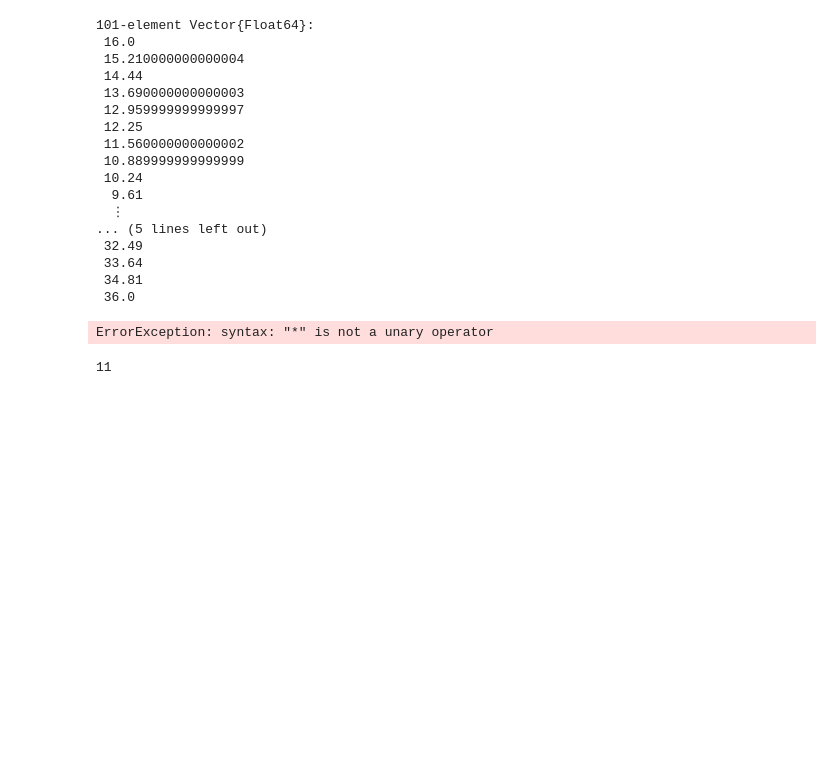
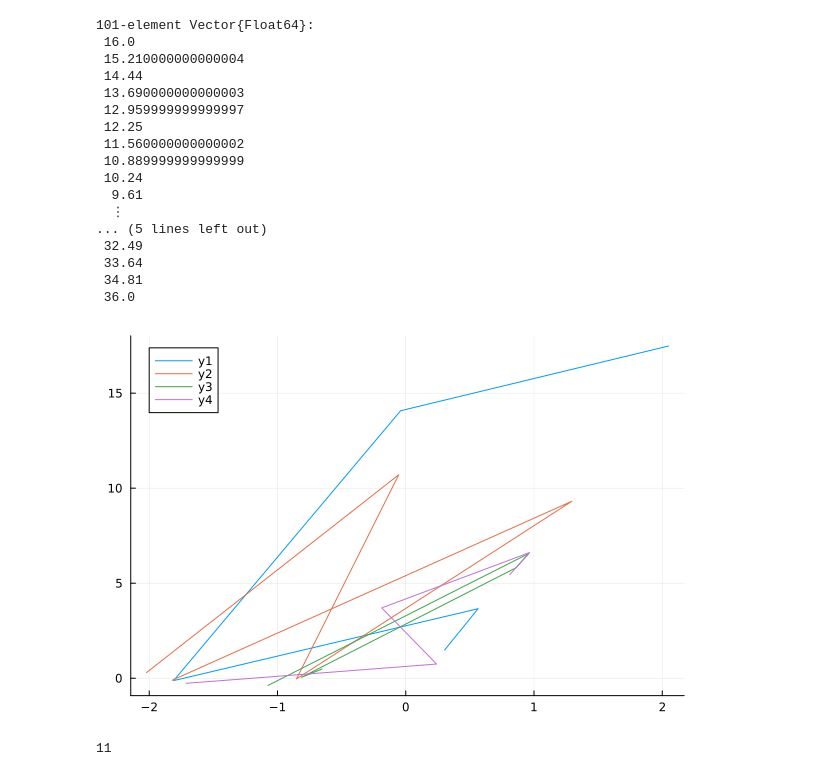
Before and after one commit to W-ayang/Junior_course, a Jupyter notebook: 最优化方法/ayang.ipynb, the cells around one changed output. Drawn from its saved outputs; the diff is of its cells as text; code cells hidden in the pictures; blank space fills up the shorter version.

```diff
--- a/最优化方法/ayang.ipynb
+++ b/最优化方法/ayang.ipynb
@@ -35,12 +35,12 @@ y = @.f(x)
 # %%
 using Plots
 using Random
-f(x) = x^2 + 2x + 1 + exp(x) + sin(x) - exp(*x) /(x^3 + 2x +x^2)
+f(x) = x^2 + 2x + 1 + exp(x) + sin(x) - exp(x) /(x^3 + 2x +x^2)
 x = randn(5,4)
 y = @.f(x)
 plot(x,y)
 # %% [output]
-ErrorException: syntax: "*" is not a unary operator
+[figure, added]
 # %%
 a = [1,2]
 b = [3,4]
```
Also changed, not shown: parts of 3 cells of this notebook, 6 other files.
